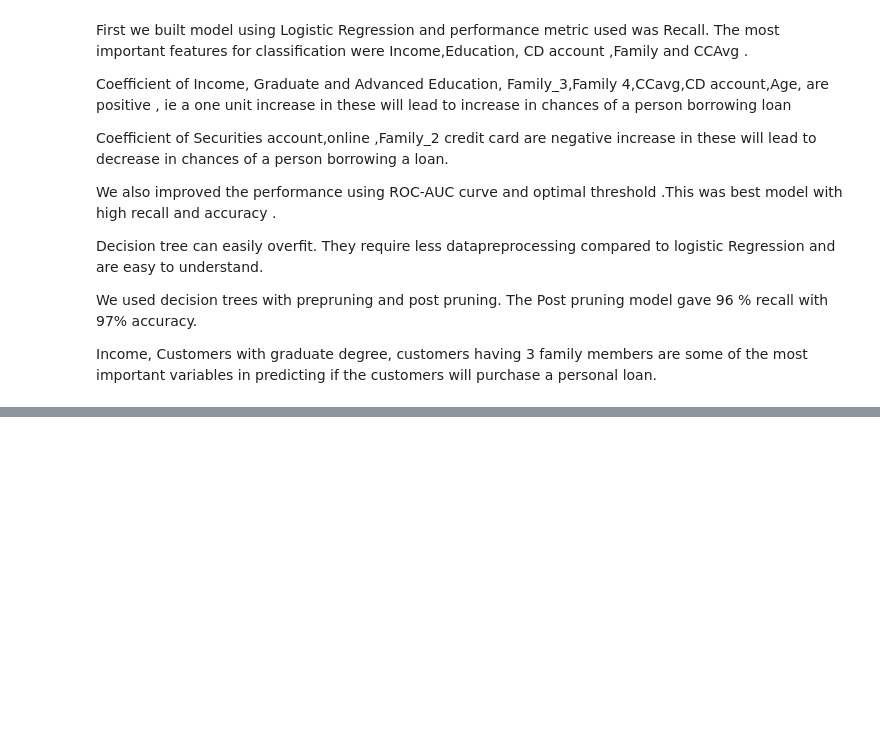
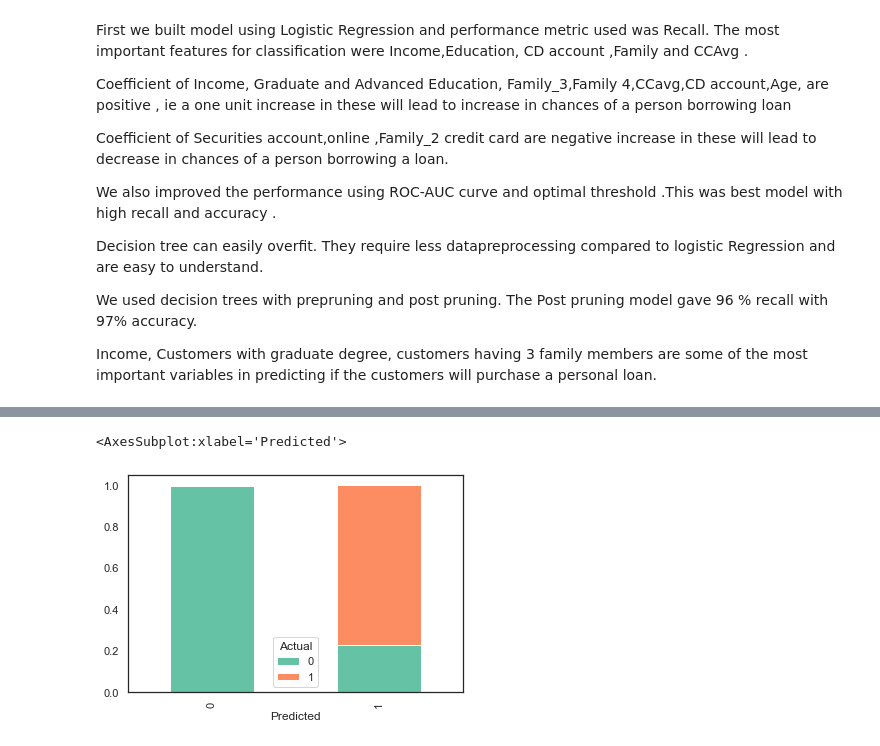
Before and after one commit to suprajarapuru/Predictive-Analytics, a Jupyter notebook: Term Project/RapuruSupraja_PropensityModel_MS4.ipynb, the cells around one changed output, grey strips where cells are left out. Cells and saved outputs as stored; diff of their text form; code cells hidden in the pictures; blank space fills up the shorter version.

```diff
--- a/Term Project/RapuruSupraja_PropensityModel_MS4.ipynb
+++ b/Term Project/RapuruSupraja_PropensityModel_MS4.ipynb
@@ -1639,0 +1637,5 @@ Income, Customers with graduate degree, customers having 3 family members are so
+# %%
+pd.crosstab(misclass_df['Predicted'],misclass_df['Actual'],normalize='index').plot(kind='bar',stacked=True)
+# %% [output]
+<AxesSubplot:xlabel='Predicted'>
+[figure, added]
```
Also changed, not shown: parts of 29 cells of this notebook.
